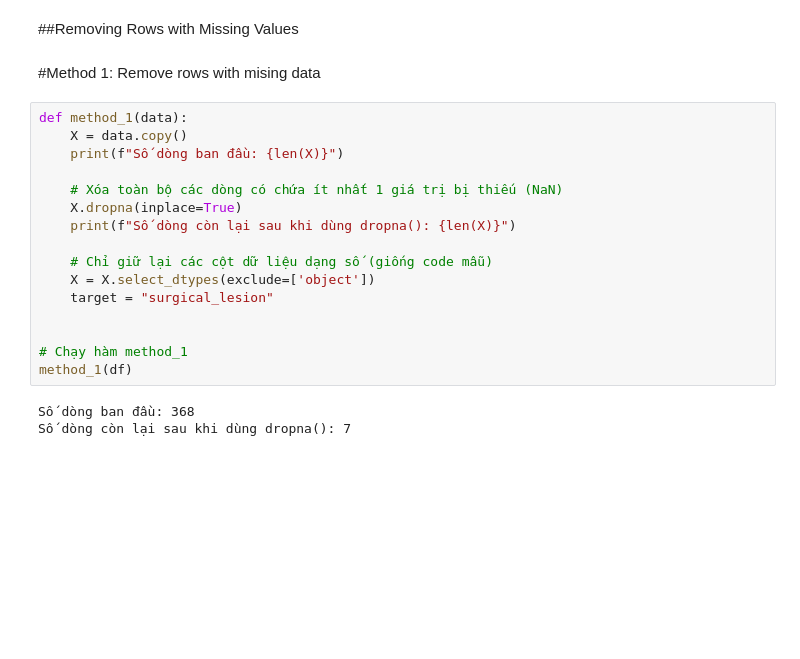
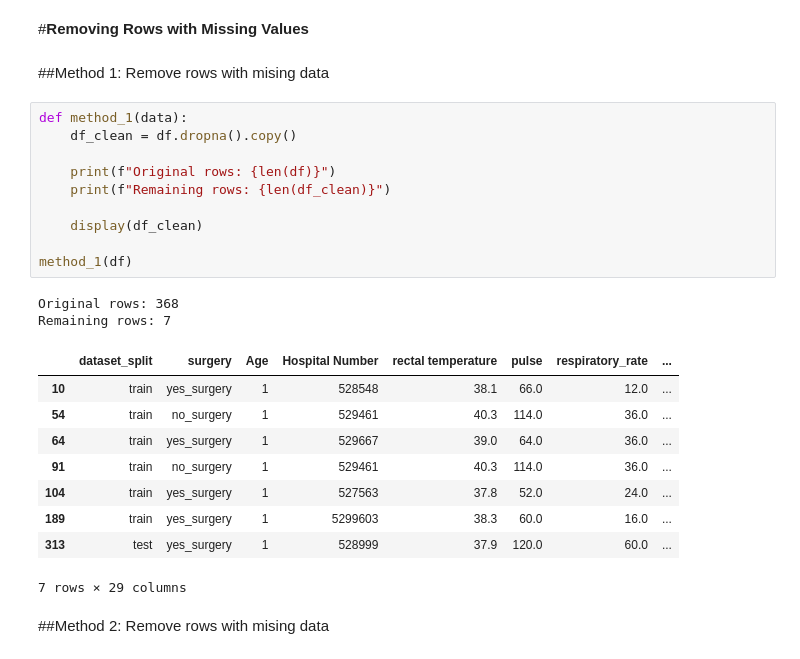
Before and after one commit to tuannguyen2209/Fundamentals-of-Data-Science-and-AI-UEH, a Jupyter notebook: chapter_2_python_code.ipynb, the cells around one changed output. Saved outputs shown, nothing was run; the diff lists cells and outputs as text; blank space fills up the shorter version.

```diff
--- a/chapter_2_python_code.ipynb
+++ b/chapter_2_python_code.ipynb
@@ -79,26 +103,32 @@ Description Statistic
 | total_protein | 325.0 | 43 | 11.68 | 6.81 | 1.07 | 3.3 | 6.10 | 6.7 | 7.5 | 13.0 | 0.67 |
 | abdominocentesis_total_protein | 133.0 | 235 | 63.86 | 2.95 | 1.93 | 0.1 | 2.00 | 2.1 | 3.9 | 10.1 | 1.39 |
 # %% [markdown]
-##Removing Rows with Missing Values
+#**Removing Rows with Missing Values**
 # %% [markdown]
-#Method 1:
+##Method 1:
 Remove rows with mising data
-# %%
-def method_1(data):
-    X = data.copy()
-    print(f"Số dòng ban đầu: {len(X)}")
-
-    # Xóa toàn bộ các dòng có chứa ít nhất 1 giá trị bị thiếu (NaN)
-    X.dropna(inplace=True)
-    print(f"Số dòng còn lại sau khi dùng dropna(): {len(X)}")
-
-    # Chỉ giữ lại các cột dữ liệu dạng số (giống code mẫu)
-    X = X.select_dtypes(exclude=['object'])
-    target = "surgical_lesion"
-
-
-# Chạy hàm method_1
-method_1(df)
-# %% [output]
-Số dòng ban đầu: 368
-Số dòng còn lại sau khi dùng dropna(): 7
+# %%
+def method_1(data):
+    df_clean = df.dropna().copy()
+
+    print(f"Original rows: {len(df)}")
+    print(f"Remaining rows: {len(df_clean)}")
+
+    display(df_clean)
+
+method_1(df)
+# %% [output]
+Original rows: 368
+Remaining rows: 7
+|  | dataset_split | surgery | Age | Hospital Number | rectal temperature | pulse | respiratory_rate | ... |
+| 10 | train | yes_surgery | 1 | 528548 | 38.1 | 66.0 | 12.0 | ... |
+| 54 | train | no_surgery | 1 | 529461 | 40.3 | 114.0 | 36.0 | ... |
+| 64 | train | yes_surgery | 1 | 529667 | 39.0 | 64.0 | 36.0 | ... |
+| 91 | train | no_surgery | 1 | 529461 | 40.3 | 114.0 | 36.0 | ... |
+| 104 | train | yes_surgery | 1 | 527563 | 37.8 | 52.0 | 24.0 | ... |
+| 189 | train | yes_surgery | 1 | 5299603 | 38.3 | 60.0 | 16.0 | ... |
+| 313 | test | yes_surgery | 1 | 528999 | 37.9 | 120.0 | 60.0 | ... |
+7 rows × 29 columns
+# %% [markdown]
+##Method 2:
+Remove rows with mising data
```
Also changed, not shown: parts of 28 cells of this notebook.
